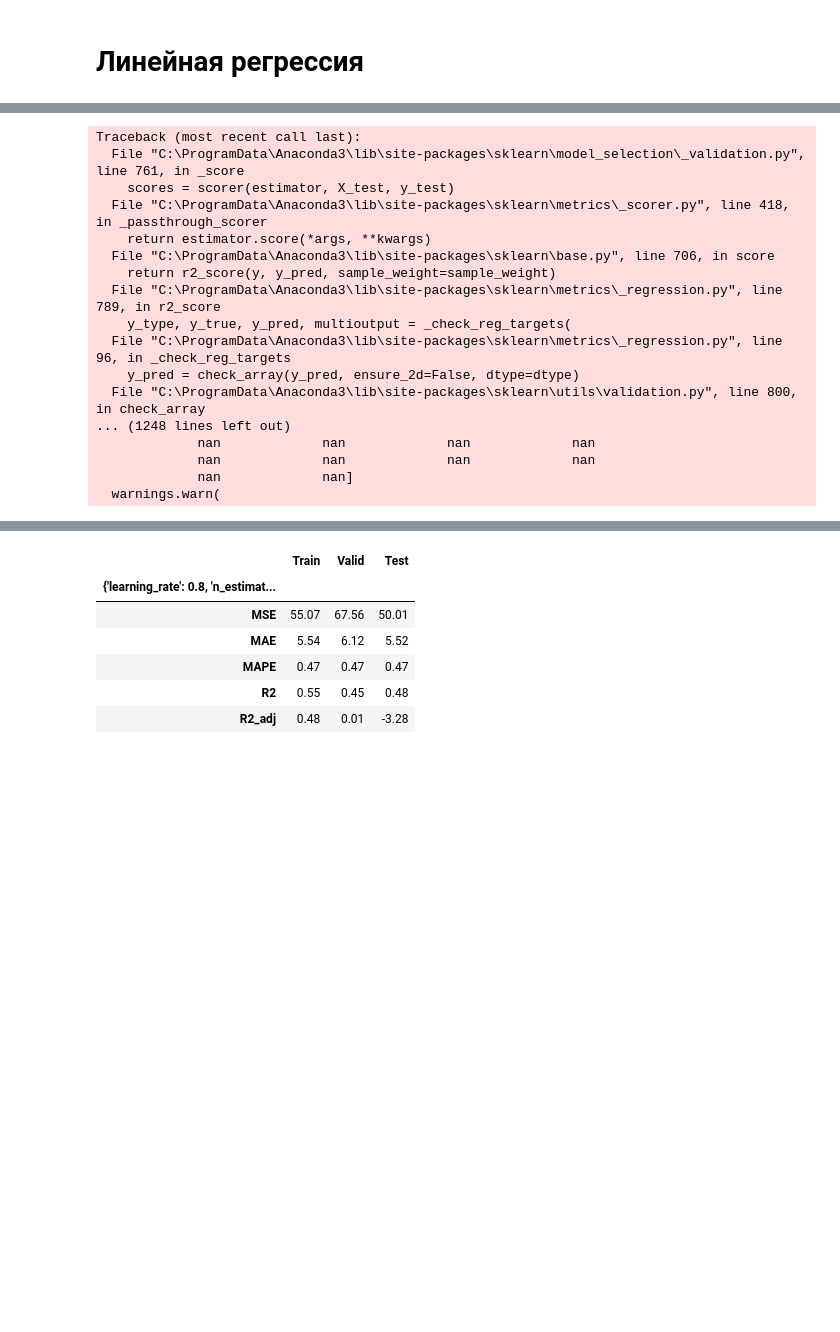
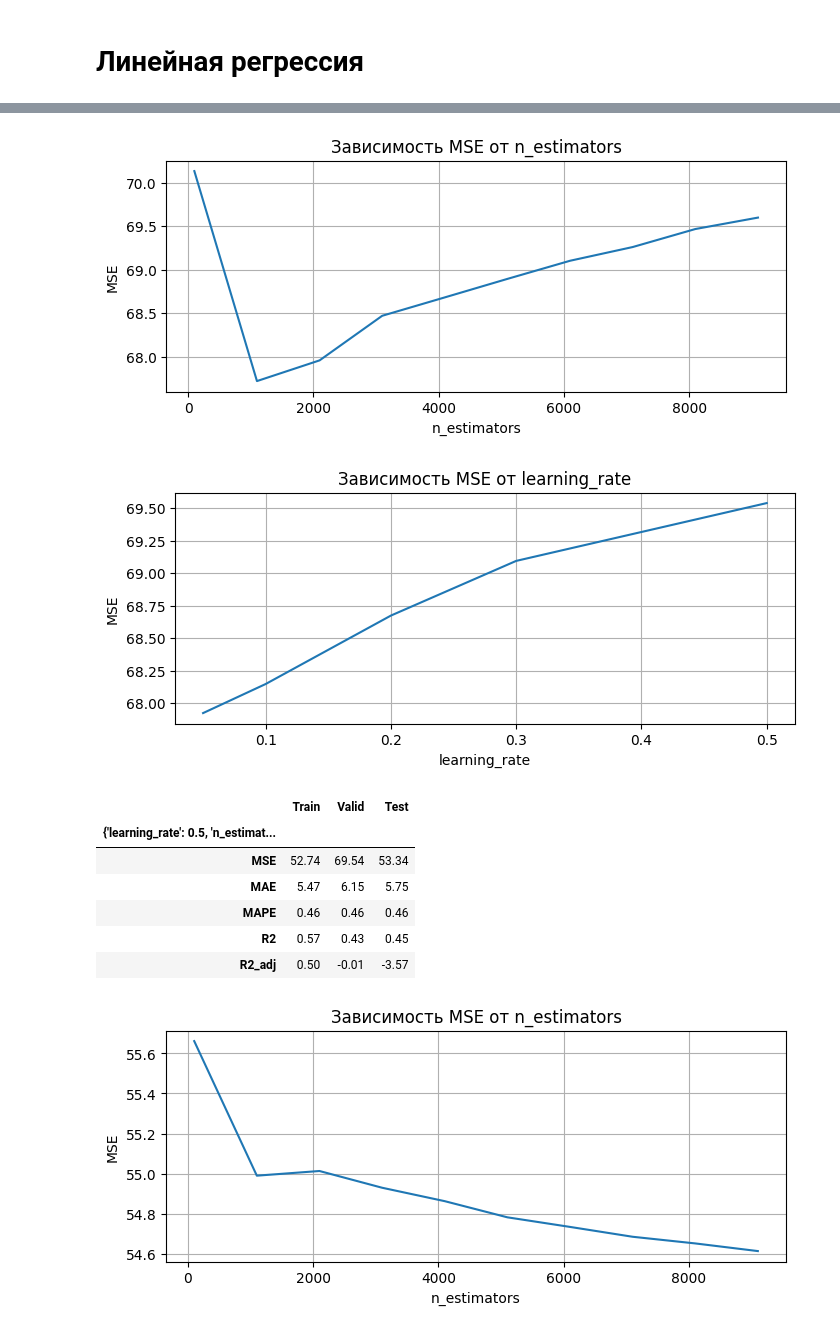
Before and after one commit to Nikita-Lev/Forecasting-PM-2.5-in-the-atmosphere-of-Krasnoyarsk, a Jupyter notebook: PCA/Regressions.ipynb, the cells around one changed output, grey strips where cells are left out. Drawn from its saved outputs; the diff is of its cells as text; code cells hidden in the pictures; blank space fills up the shorter version.

```diff
--- a/PCA/Regressions.ipynb
+++ b/PCA/Regressions.ipynb
@@ -74,41 +72 @@ df.shape
-# %%
-# Разделение данных по сезонам
-def splitDataBySeason(df, season):
-    # Зима
-    if season == 'winters':
-        win19 = df[:'2019-03-01 00:00:00']
-        win19_20 = df['2019-11-27 00:00:00':'2020-02-27 00:00:00']
-        win20_21 = df['2020-11-27 00:00:00':'2021-02-25 00:00:00']
-        win21_22 = df['2021-12-15 00:00:00':'2022-02-22 00:00:00']
-        win22_23 = df['2022-12-13 00:00:00' : '2023-02-22 00:00:00']
-
-        return pd.concat([win19, win19_20, win20_21, win21_22, win22_23])
-
-    # Весна
-    if season == 'springs':
-        spr19 = pd.concat([df['2019-03-10' : '2019-05-01'], df['2019-11-01' : '2019-11-22']])
-        spr20 = pd.concat([df['2020-03-01' : '2020-05-01'], df['2020-11-01' : '2020-11-10']])
-        spr21 = pd.concat([df['2021-03-10' : '2021-05-01'], df['2021-11-01' : '2021-11-25']])
-        spr22 = pd.concat([df['2022-03-01' : '2022-05-01'], df['2022-11-01' : '2022-11-25']])
-        spr23 = df['2023-03-01' : ]
-
-        return pd.concat([spr19, spr20, spr21, spr22, spr23])
-
-    # Лето
-    if season == 'summers':
-        sum19 = df['2019-05-01' : '2019-07-12']
-        sum20 = df['2020-05-01' : '2020-08-01']
-        sum21 = df['2021-05-01' : '2021-08-01']
-        sum22 = df['2022-05-01' : '2022-08-01']
-
-        return pd.concat([sum19, sum20, sum21, sum22])
-
-    # Осень
-    if season == 'autumns':
-        aut19 = df['2019-08-21' : '2019-10-16']
-        aut20 = df['2020-08-17' : '2020-10-30']
-        aut21 = df['2021-08-15' : '2021-11-01']
-        aut22 = df['2022-08-01' : '2022-10-14']
-
-        return pd.concat([aut19, aut20, aut21, aut22])
 # %% [markdown]
@@ -124,25 +82,8 @@ fileName = 'XGBoost.xlsx'
 for season in ['winters', 'springs', 'summers', 'autumns']:
     data = splitDataBySeason(df, season)
 
-    resultDfs = BuildModels(data, modelType = 'xgbReg', param_dependences = False)
+    resultDfs = BuildModels(data, modelType = 'xgbReg', param_dependences = ['n_estimators', 'learning_rate'])
 
     # Сохранение в файл
-    SaveResults('Results/', fileName, resultDfs, sheetName = 'Без отбора признаков')
+    #SaveResults('Results/', fileName, resultDfs, sheetName = 'Без отбора признаков')
 # %% [output]
-Traceback (most recent call last):
-  File "C:\ProgramData\Anaconda3\lib\site-packages\sklearn\model_selection\_validation.py", line 761, in _score
-    scores = scorer(estimator, X_test, y_test)
-  File "C:\ProgramData\Anaconda3\lib\site-packages\sklearn\metrics\_scorer.py", line 418, in _passthrough_scorer
-    return estimator.score(*args, **kwargs)
-  File "C:\ProgramData\Anaconda3\lib\site-packages\sklearn\base.py", line 706, in score
-    return r2_score(y, y_pred, sample_weight=sample_weight)
-  File "C:\ProgramData\Anaconda3\lib\site-packages\sklearn\metrics\_regression.py", line 789, in r2_score
-    y_type, y_true, y_pred, multioutput = _check_reg_targets(
-  File "C:\ProgramData\Anaconda3\lib\site-packages\sklearn\metrics\_regression.py", line 96, in _check_reg_targets
-    y_pred = check_array(y_pred, ensure_2d=False, dtype=dtype)
-  File "C:\ProgramData\Anaconda3\lib\site-packages\sklearn\utils\validation.py", line 800, in check_array
-... (1248 lines left out)
-             nan             nan             nan             nan
-             nan             nan             nan             nan
-             nan             nan]
-  warnings.warn(
@@ -156,7 +99,10 @@ Traceback (most recent call last):
+[figure, added]
+[figure, added]
 |  | Train | Valid | Test |
-| {'learning_rate': 0.8, 'n_estimat... |  |  |  |
-| MSE | 55.07 | 67.56 | 50.01 |
-| MAE | 5.54 | 6.12 | 5.52 |
-| MAPE | 0.47 | 0.47 | 0.47 |
-| R2 | 0.55 | 0.45 | 0.48 |
-| R2_adj | 0.48 | 0.01 | -3.28 |
+| {'learning_rate': 0.5, 'n_estimat... |  |  |  |
+| MSE | 52.74 | 69.54 | 53.34 |
+| MAE | 5.47 | 6.15 | 5.75 |
+| MAPE | 0.46 | 0.46 | 0.46 |
+| R2 | 0.57 | 0.43 | 0.45 |
+| R2_adj | 0.50 | -0.01 | -3.57 |
+[figure, added]
```
Also changed, not shown: parts of 8 cells of this notebook, 2 other files.
